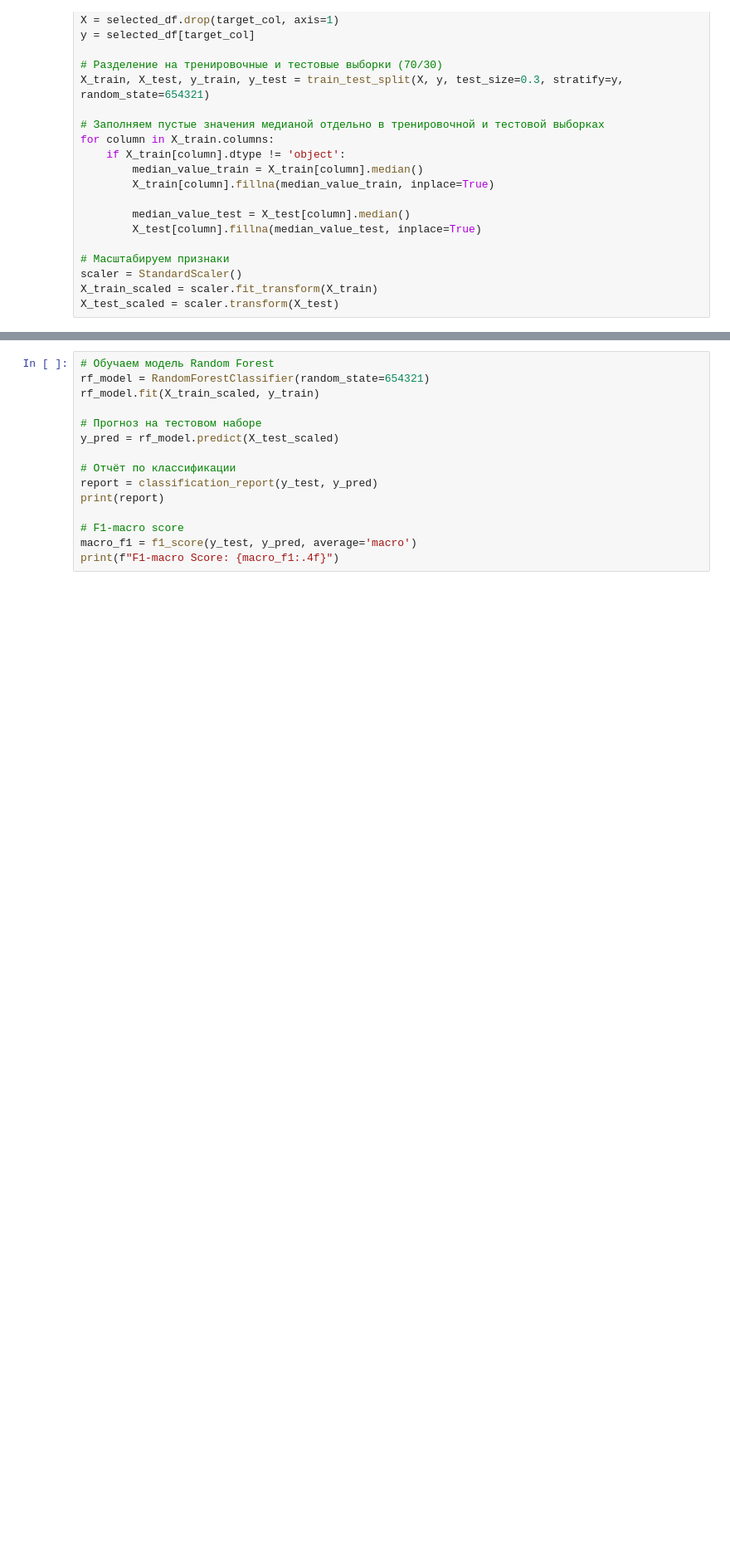
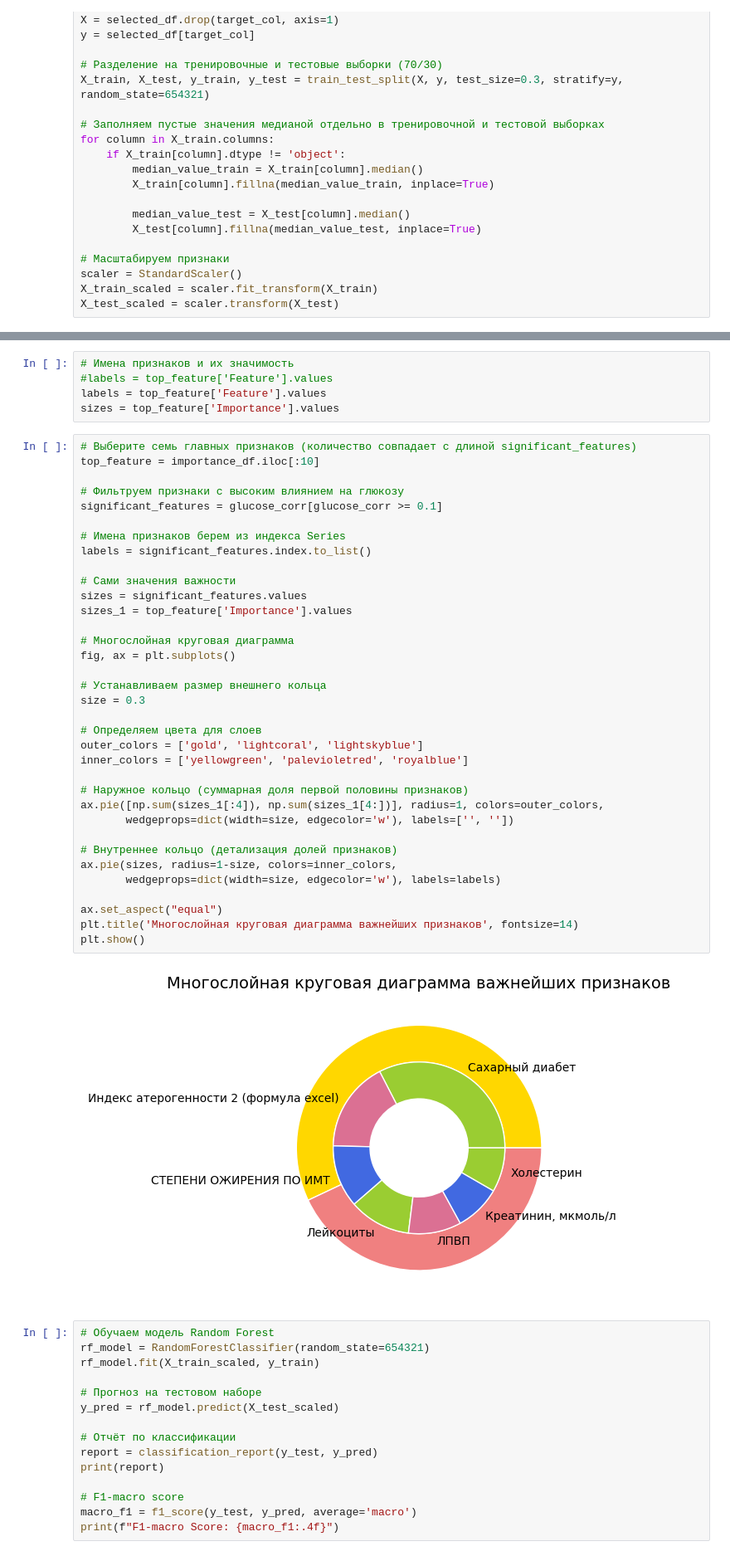
Before and after one commit to Antoha2024/DiplomProductStar, a Jupyter notebook: DS47_1_diabetes_ds.ipynb, the cells around one changed output, grey strips where cells are left out. Shown at 83% size. Drawn from its saved outputs; the diff is of its cells as text; blank space fills up the shorter version.

```diff
--- a/DS47_1_diabetes_ds.ipynb
+++ b/DS47_1_diabetes_ds.ipynb
@@ -369,3 +319,45 @@ plt.show()
+# %%
+# Имена признаков и их значимость
+#labels = top_feature['Feature'].values
+labels = top_feature['Feature'].values
+sizes = top_feature['Importance'].values
+# %%
+# Выберите семь главных признаков (количество совпадает с длиной significant_features)
+top_feature = importance_df.iloc[:10]
+
+# Фильтруем признаки с высоким влиянием на глюкозу
+significant_features = glucose_corr[glucose_corr >= 0.1]
+
+# Имена признаков берем из индекса Series
+labels = significant_features.index.to_list()
+
+# Сами значения важности
+sizes = significant_features.values
+sizes_1 = top_feature['Importance'].values
+
+# Многослойная круговая диаграмма
+fig, ax = plt.subplots()
+
+# Устанавливаем размер внешнего кольца
+size = 0.3
+
+# Определяем цвета для слоев
+outer_colors = ['gold', 'lightcoral', 'lightskyblue']
+inner_colors = ['yellowgreen', 'palevioletred', 'royalblue']
+
+# Наружное кольцо (суммарная доля первой половины признаков)
+ax.pie([np.sum(sizes_1[:4]), np.sum(sizes_1[4:])], radius=1, colors=outer_colors,
+       wedgeprops=dict(width=size, edgecolor='w'), labels=['', ''])
+
+# Внутреннее кольцо (детализация долей признаков)
+ax.pie(sizes, radius=1-size, colors=inner_colors,
+       wedgeprops=dict(width=size, edgecolor='w'), labels=labels)
+
+ax.set_aspect("equal")
+plt.title('Многослойная круговая диаграмма важнейших признаков', fontsize=14)
+plt.show()
+# %% [output]
+[figure, added]
 # %%
 # Обучаем модель Random Forest
 rf_model = RandomForestClassifier(random_state=654321)
```
Also changed, not shown: parts of 3 cells of this notebook.
